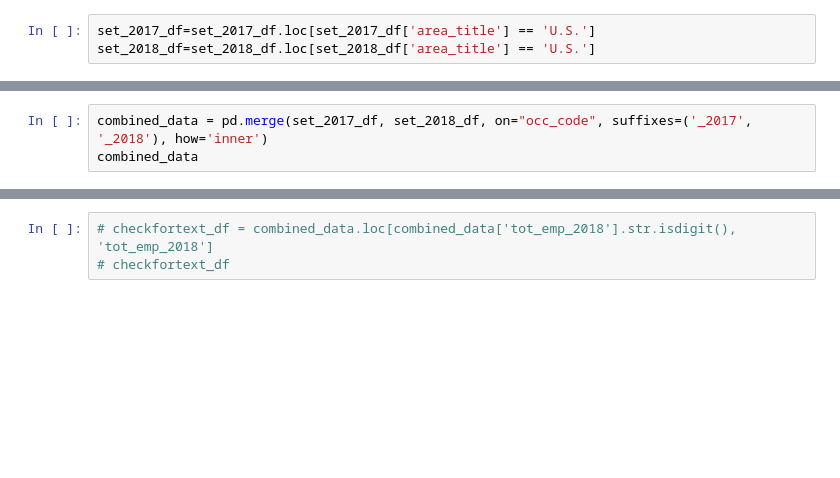
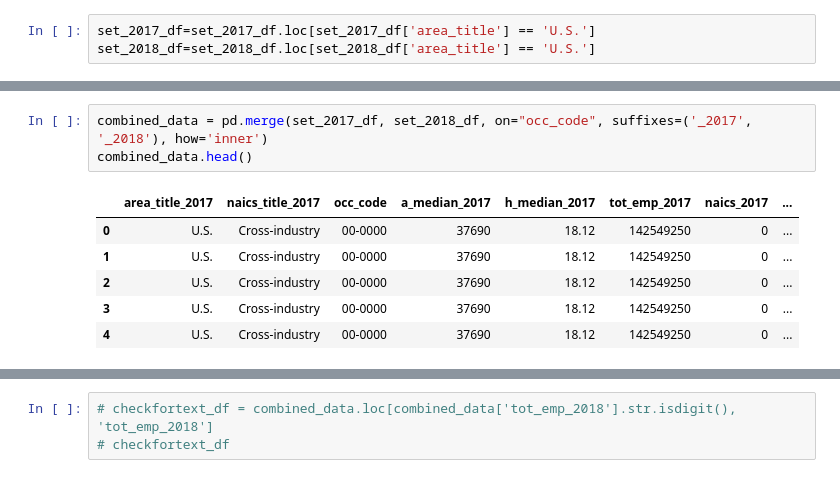
Before and after one commit to dshakoory/UCI_project1, a Jupyter notebook: Industry.ipynb, the cells around one changed output, grey strips where cells are left out. Drawn from its saved outputs; the diff is of its cells as text; blank space fills up the shorter version.

```diff
--- a/Industry.ipynb
+++ b/Industry.ipynb
@@ -28,4 +55,11 @@ set_2017_df
 # %%
 combined_data = pd.merge(set_2017_df, set_2018_df, on="occ_code", suffixes=('_2017', '_2018'), how='inner')
-combined_data
+combined_data.head()
+# %% [output]
+|  | area_title_2017 | naics_title_2017 | occ_code | a_median_2017 | h_median_2017 | tot_emp_2017 | naics_2017 | ... |
+| 0 | U.S. | Cross-industry | 00-0000 | 37690 | 18.12 | 142549250 | 0 | ... |
+| 1 | U.S. | Cross-industry | 00-0000 | 37690 | 18.12 | 142549250 | 0 | ... |
+| 2 | U.S. | Cross-industry | 00-0000 | 37690 | 18.12 | 142549250 | 0 | ... |
+| 3 | U.S. | Cross-industry | 00-0000 | 37690 | 18.12 | 142549250 | 0 | ... |
+| 4 | U.S. | Cross-industry | 00-0000 | 37690 | 18.12 | 142549250 | 0 | ... |
 # %%
```
Also changed, not shown: parts of 32 cells of this notebook, 1 other file.
